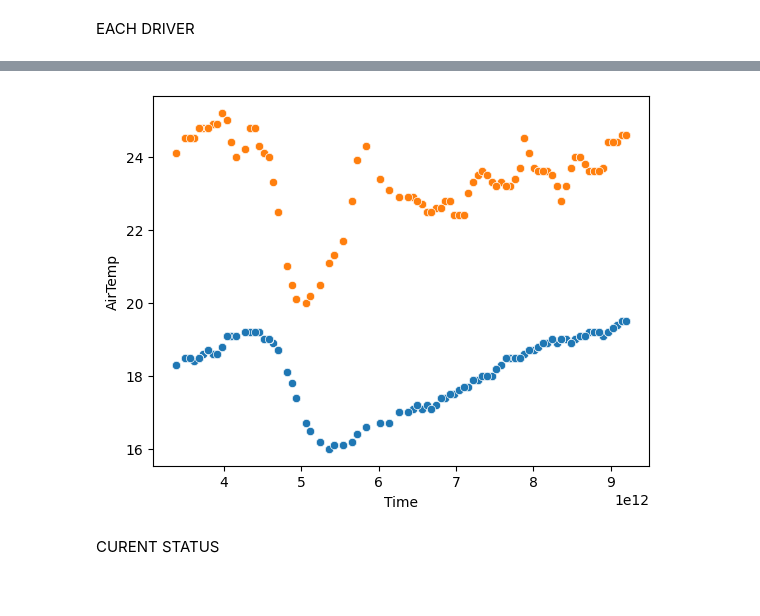
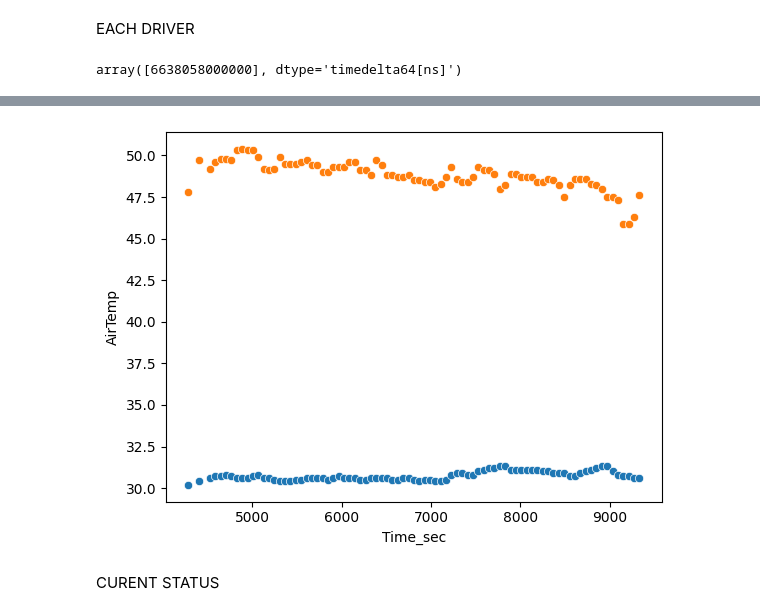
Before and after one commit to Kuriiios/f1_analysis_visualization, a Jupyter notebook: notebooks/race/race_table.ipynb, the cells around one changed output, grey strips where cells are left out. Cells and saved outputs as stored; diff of their text form; code cells hidden in the pictures.

```diff
--- a/notebooks/race/race_table.ipynb
+++ b/notebooks/race/race_table.ipynb
@@ -60,8 +60,20 @@ def get_sorted_first_position_times(session):
 sorted_times = get_sorted_first_position_times(session)
 # %% [markdown]
 EACH DRIVER
+# %%
+first_driver = session.laps.pick_drivers(session.drivers).pick_laps(Lap_Number + 1)
+first_driver = first_driver[first_driver['Position'] == 1]
+
+'''
+potential_laps_after_leader = driver_laps[(driver_laps['Time'] >= leader_lap_time_reference)].copy()
+selected_lap = None
+if not potential_laps_after_leader.empty:
+    selected_lap = potential_laps_after_leader.sort_values(by='LapNumber').iloc[0]
+'''
+i = np.argmin(np.abs(df.index.to_pydatetime() - first_driver['Time']))
+# %% [output]
+array([6638058000000], dtype='timedelta64[ns]')
 # %%
-weather_driver_lap = session.laps.get_weather_data()
 def get_wind_direction_cat(WindDirection):
     normalized_direction = WindDirection % 360
     if normalized_direction < 0:
@@ -102,15 +114,20 @@ def get_wind_direction_cat(WindDirection):
         case _:
             return 'Invalid'
 
+first_driver = session.laps.pick_drivers(session.drivers).pick_laps(Lap_Number + 1)
+first_driver = first_driver[first_driver['Position'] == 1]
+weather_driver_lap = session.laps.get_weather_data()
+weather_driver_lap = weather_driver_lap.drop_duplicates()
+weather_driver_lap = weather_driver_lap.sort_values(['Time'])
 weather_driver_lap['Direction'] = weather_driver_lap['WindDirection'].apply(get_wind_direction_cat)
-i = np.argmin(np.abs(weather_driver_lap.Time - timedelta(hours=1)))
-i_10min = np.argmin(np.abs(weather_driver_lap.Time - timedelta(hours=1, minutes=10)))
-i_10plus = np.argmin(np.abs(weather_driver_lap.Time - timedelta(minutes=50)))
-weather_evolution = [weather_driver_lap.iloc[i_10min], weather_driver_lap.iloc[i], weather_driver_lap.iloc[i_10plus]]
+weather_driver_lap['Time_sec'] = weather_driver_lap.Time.dt.total_seconds()
+weather_evolution = [weather_driver_lap.loc[(weather_driver_lap.Time_sec - (first_driver['Time']-timedelta(minutes=10)).iloc[0].total_seconds()).abs().idxmin()],
+                     weather_driver_lap.loc[(weather_driver_lap.Time_sec - first_driver['Time'].iloc[0].total_seconds()).abs().idxmin()],
+                      weather_driver_lap.loc[(weather_driver_lap.Time_sec - (first_driver['Time']+timedelta(minutes=10)).iloc[0].total_seconds()).abs().idxmin()]]
 weather_evolution_df = pd.DataFrame(weather_evolution)
 weather_evolution_df.Time = weather_evolution_df.Time.astype('str').str[7:-3]
 weather_evolution_df.Humidity = weather_evolution_df.Humidity.astype('int')
-sns.scatterplot(data = weather_driver_lap, x='Time', y='AirTemp')
-sns.scatterplot(data = weather_driver_lap, x='Time', y='TrackTemp')
+sns.scatterplot(data = weather_driver_lap, x='Time_sec', y='AirTemp')
+sns.scatterplot(data = weather_driver_lap, x='Time_sec', y='TrackTemp')
 weather_evolution_df
 # %% [output]
@@ -121,4 +138,4 @@ weather_evolution_df
-[figure, old version]
+[figure, new version]
 # %% [markdown]
 CURENT STATUS
 # %%
```
Also changed, not shown: parts of 4 cells of this notebook, 1 other file.
